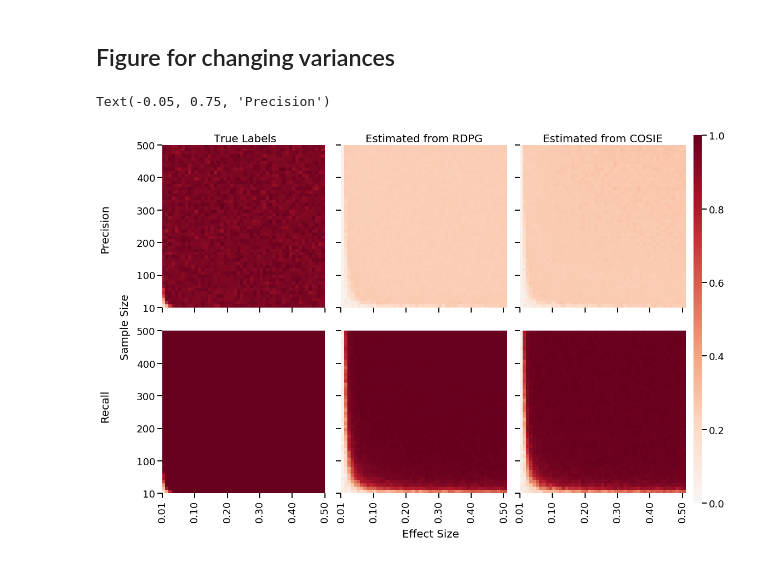
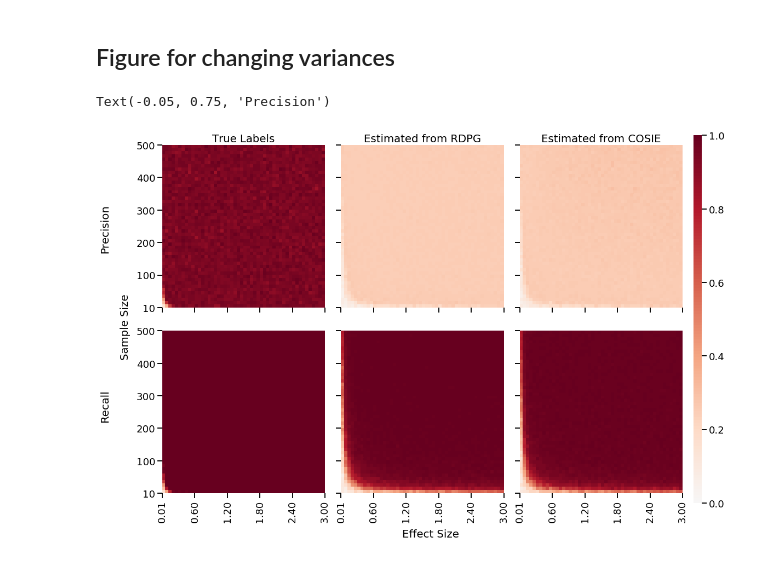
Before and after one commit to neurodata/dos_and_donts, a Jupyter notebook: experiments/experiment_4/final/make_final_figs.ipynb, the cells around one changed output. Drawn from its saved outputs; the diff is of its cells as text; code cells hidden in the pictures.

```diff
--- a/experiments/experiment_4/final/make_final_figs.ipynb
+++ b/experiments/experiment_4/final/make_final_figs.ipynb
@@ -14,7 +14,7 @@ res_df2.fillna(0, inplace=True)
 res_df2 = res_df2[res_df2.mean_delta != 0]
 # %%
 sns.set_context('talk', font_scale=1.1)
-xticklabels = np.linspace(0, 1 - .5, 50 + 1)[::10]
+xticklabels = np.linspace(0, 1, 50 + 1)[::10]
 xticklabels[0] += 0.01
 yticklabels = np.linspace(0, 250, 50 + 1)[::10] * 2
 yticklabels[0] += 10
@@ -99,10 +99,10 @@ res_df = res_df[res_df.var_delta != 0]
 
 res_df2 = pd.read_csv("../results/20200321_weighted_correct_nodes.csv")
 res_df2 = res_df2.sort_values(['m', 'var_delta'])
-res_df2 = res_df2[res_df2.var_delta != 0.1]
+res_df2 = res_df2[res_df2.var_delta != 0]
 # %%
 sns.set_context('talk', font_scale=1.1)
-xticklabels = np.linspace(0, 1 - .5, 50 + 1)[::10]
+xticklabels = np.linspace(0, 3, 50 + 1)[::10]
 xticklabels[0] += 0.01
 yticklabels = np.linspace(0, 250, 50 + 1)[::10] * 2
 yticklabels[0] += 10
@@ -144,34 +144,34 @@ for i, metric in enumerate(["omni_precision_ks_2samp", "omni_recall_ks_2samp"]):
 cols = ["omni", "mase"]
 rows = ["_precision_", "_recall_"]
 for i, metric in enumerate(rows):
     for j, method in enumerate(cols):
         sns.heatmap(
             np.flipud(res_df2[f"{method}{metric}2_ks_2samp"].values.reshape(50, -1)),
             ax=ax[i, j+1],
             square=True,
             center=0,
             cmap="RdBu_r",
             cbar_kws=dict(shrink=0.7),
             xticklabels=["{:.2f}".format(x) for x in xticklabels],
             yticklabels=["{:.0f}".format(y) for y in yticklabels],
             cbar_ax=ax_leg,
             vmin=0,
             vmax=1,
         )
         ax[i, j+1].set_xticks(np.arange(0, ax[0, 0].get_xlim()[1] + 1, 10))
         ax[i, j+1].set_yticks(np.arange(0, ax[0, 0].get_ylim()[0] + 1, 10)[::-1])
 
 ax[0, 0].set_title("True Labels")
 ax[0, 1].set_title("Estimated from RDPG")
 ax[0, 2].set_title("Estimated from COSIE")
 
 fig.text(-0.025, 0.5, "Sample Size", va="center", rotation="vertical")
 fig.text(0.5, -0.025, "Effect Size", va="center", ha="center")
 fig.text(-0.05, .3, "Recall", va="center", ha="center", rotation="vertical")
 fig.text(-0.05, .75, "Precision", va="center", ha="center", rotation="vertical")
 # %% [output]
 Text(-0.05, 0.75, 'Precision')
-[figure, old version]
+[figure, new version]
 # %%
 fig.savefig(
         f"./exp4_vars_final.png", dpi=300, bbox_inches="tight"
```
Also changed, not shown: 4 other files.
